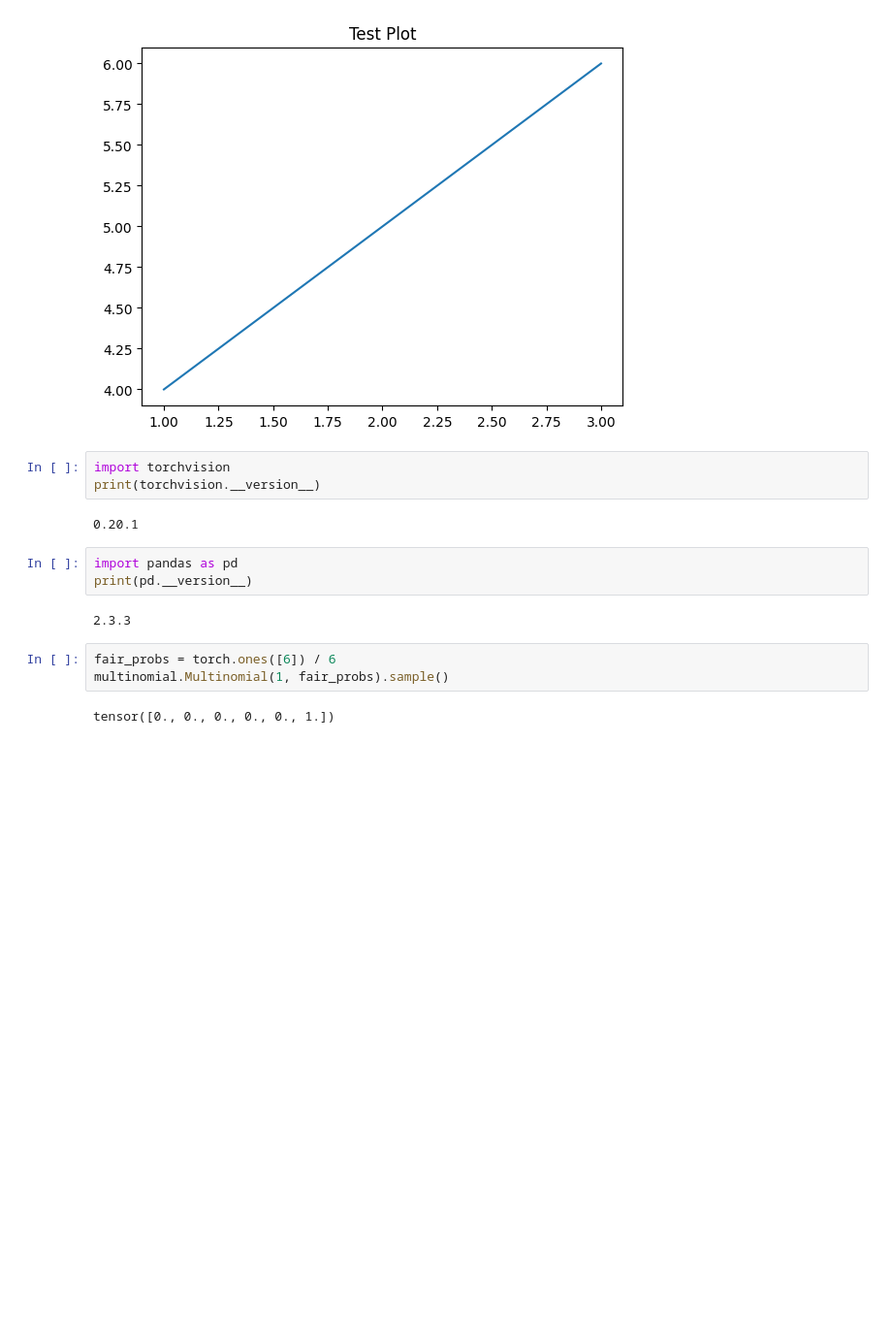
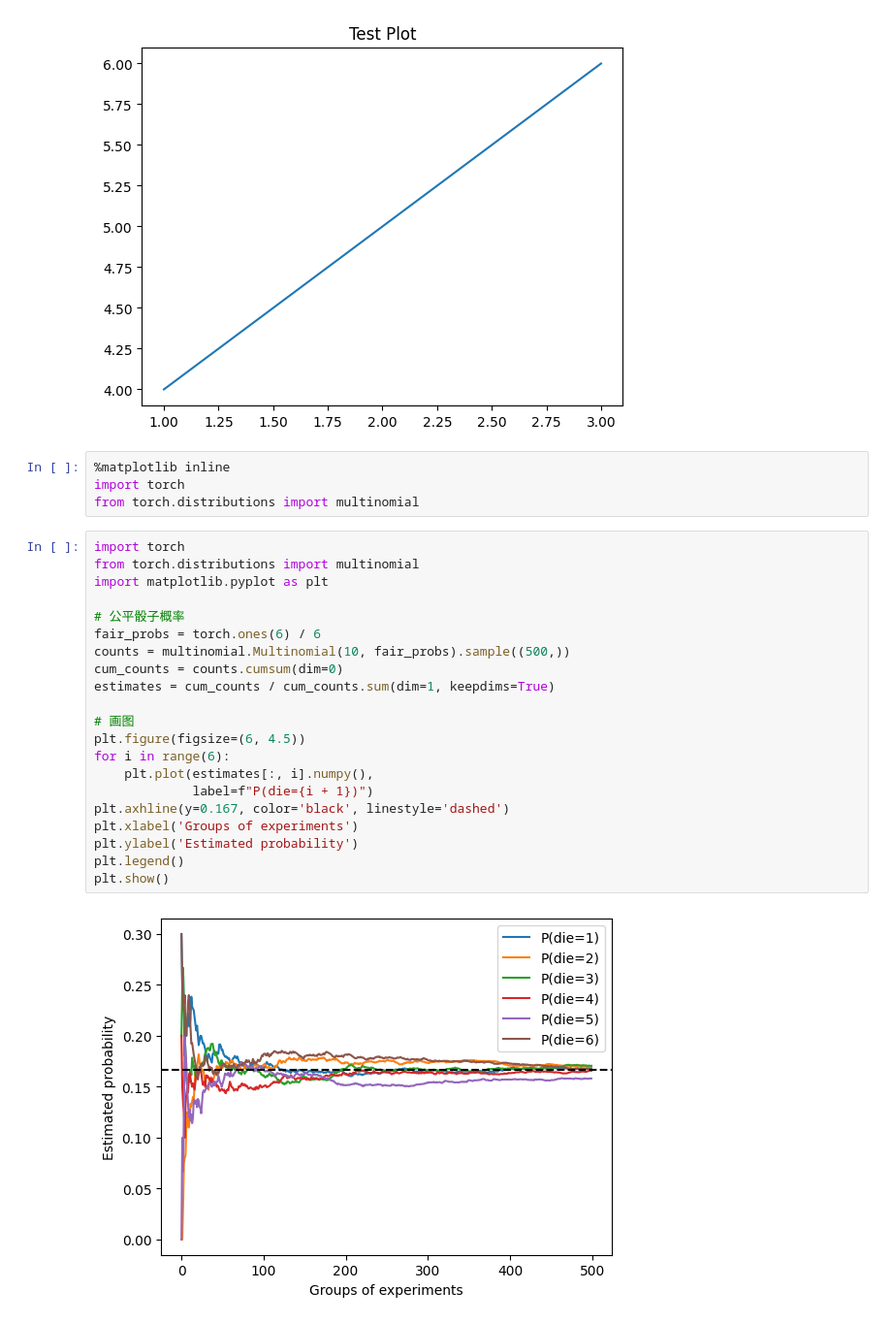
Before and after one commit to ALICIA47/coding-DL, a Jupyter notebook: pytorch-basic.ipynb, the cells around one changed output. Shown at 97% size. Drawn from its saved outputs; the diff is of its cells as text; blank space fills up the shorter version.

```diff
--- a/pytorch-basic.ipynb
+++ b/pytorch-basic.ipynb
@@ -335,18 +302,30 @@ plt.title("Test Plot")
 plt.show()
 # %% [output]
 [figure]
-# %%
-import torchvision
-print(torchvision.__version__)
-# %% [output]
-0.20.1
-# %%
-import pandas as pd
-print(pd.__version__)
-# %% [output]
-2.3.3
-# %%
-fair_probs = torch.ones([6]) / 6
-multinomial.Multinomial(1, fair_probs).sample()
-# %% [output]
-tensor([0., 0., 0., 0., 0., 1.])
+# %%
+%matplotlib inline
+import torch
+from torch.distributions import multinomial
+# %%
+import torch
+from torch.distributions import multinomial
+import matplotlib.pyplot as plt
+
+# 公平骰子概率
+fair_probs = torch.ones(6) / 6
+counts = multinomial.Multinomial(10, fair_probs).sample((500,))
+cum_counts = counts.cumsum(dim=0)
+estimates = cum_counts / cum_counts.sum(dim=1, keepdims=True)
+
+# 画图
+plt.figure(figsize=(6, 4.5))
+for i in range(6):
+    plt.plot(estimates[:, i].numpy(),
+             label=f"P(die={i + 1})")
+plt.axhline(y=0.167, color='black', linestyle='dashed')
+plt.xlabel('Groups of experiments')
+plt.ylabel('Estimated probability')
+plt.legend()
+plt.show()
+# %% [output]
+[figure, added]
```
Also changed, not shown: parts of 1 cell of this notebook.
